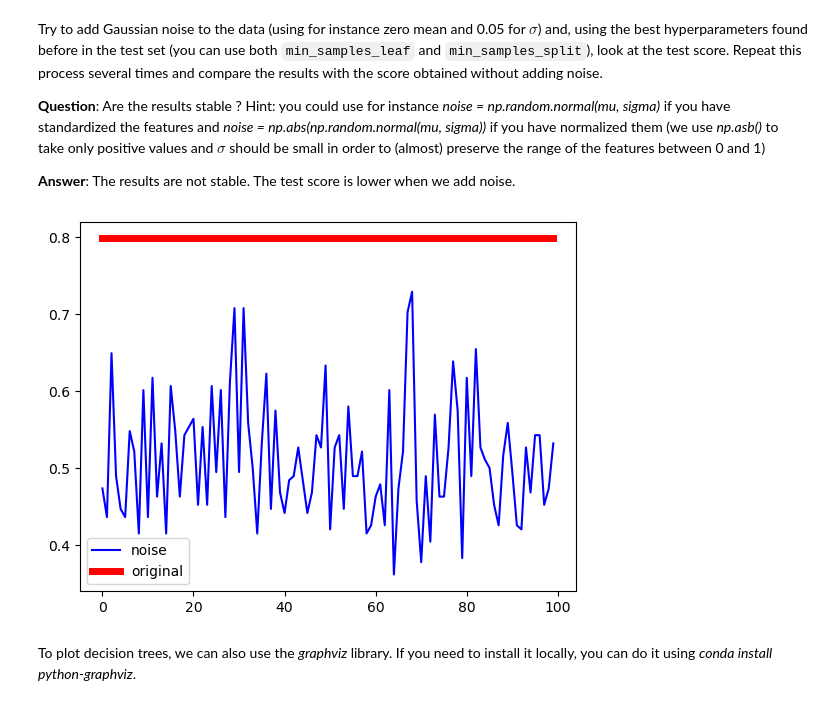
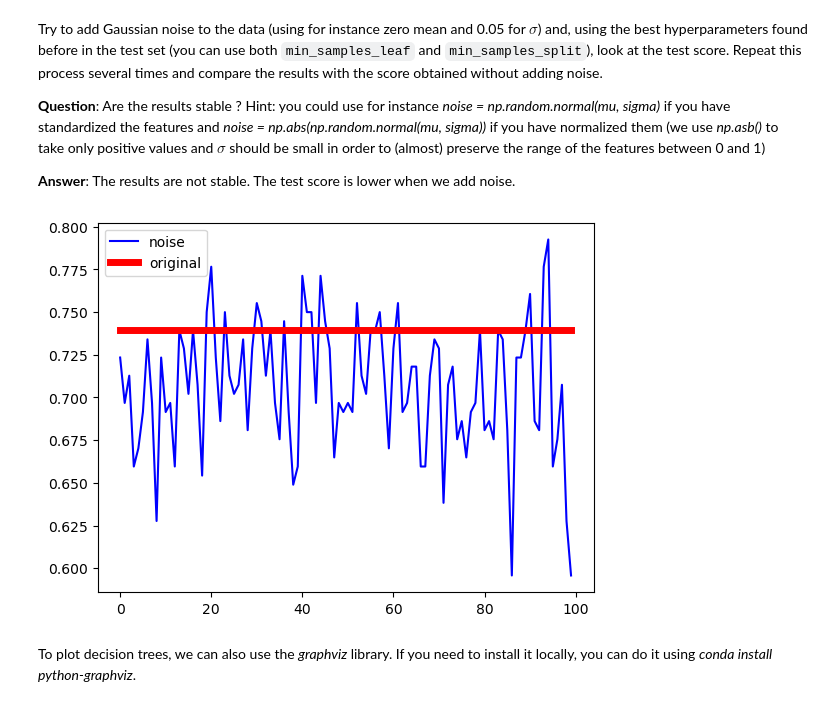
Before and after one commit to temperancehong/IMA205, a Jupyter notebook: TP5_2024/TP_Trees-HONG.ipynb, the cells around one changed output. Cells and saved outputs as stored; diff of their text form; code cells hidden in the pictures.

```diff
--- a/TP5_2024/TP_Trees-HONG.ipynb
+++ b/TP5_2024/TP_Trees-HONG.ipynb
@@ -93,13 +95,13 @@ plt.boxplot(X,notch=True);
 
 # Standardization/Normalization
 # look at the max and min value to decide whether to normalize or standardize
-print(X_train.max(), X_train.min()) # normalization
-# create a normalizer
-normalizer = Normalizer()
-# fit to the training data
-normalizer.fit(X_train)
-# transform the training data
-X_train = normalizer.fit_transform(X_train)
-# transform the test data
-X_test = normalizer.fit_transform(X_test)
+print(X_train.max(), X_train.min(), X_train.mean()) # normalization
+# # create a normalizer
+# normalizer = Normalizer()
+# # fit to the training data
+# normalizer.fit(X_train)
+# # transform the training data
+# X_train = normalizer.fit_transform(X_train)
+# # transform the test data
+# X_test = normalizer.fit_transform(X_test)
 # %% [output]
@@ -182,26 +184,26 @@ Try to add Gaussian noise to the data (using for instance zero mean and 0.05 for
 
 **Answer**: The results are not stable. The test score is lower when we add noise.
 # %%
-Tree = DecisionTreeClassifier(min_samples_split=15,min_samples_leaf=14,random_state=0)
+Tree = DecisionTreeClassifier(min_samples_split=2,min_samples_leaf=14,random_state=0)
 scoreTestnoise=np.zeros(100)
 scoreTest=np.zeros(100)
 
 Tree.fit(X_train,y_train)
 scoreTest[:] = Tree.score(X_test,y_test)
 
 for k in range(100):
     X_train_temp=np.copy(X_train)
     for i in range(X_train.shape[0]):
         X_train_temp[i] += np.abs(np.random.normal(0,0.05,X_train.shape[1]))
 
     Tree.fit(X_train_temp,y_train)
     scoreTestnoise[k] = Tree.score(X_test,y_test)
 
 plt.plot(scoreTestnoise,'b',label='noise')
 plt.plot(scoreTest,'r',linewidth=5.0,label='original')
 plt.legend();
 # %% [output]
-[figure, old version]
+[figure, new version]
 # %% [markdown]
 To plot decision trees, we can also use the *graphviz* library. If you need to install it locally, you can do it using *conda install python-graphviz*.
 # %% [markdown]
```
Also changed, not shown: parts of 28 cells of this notebook.
